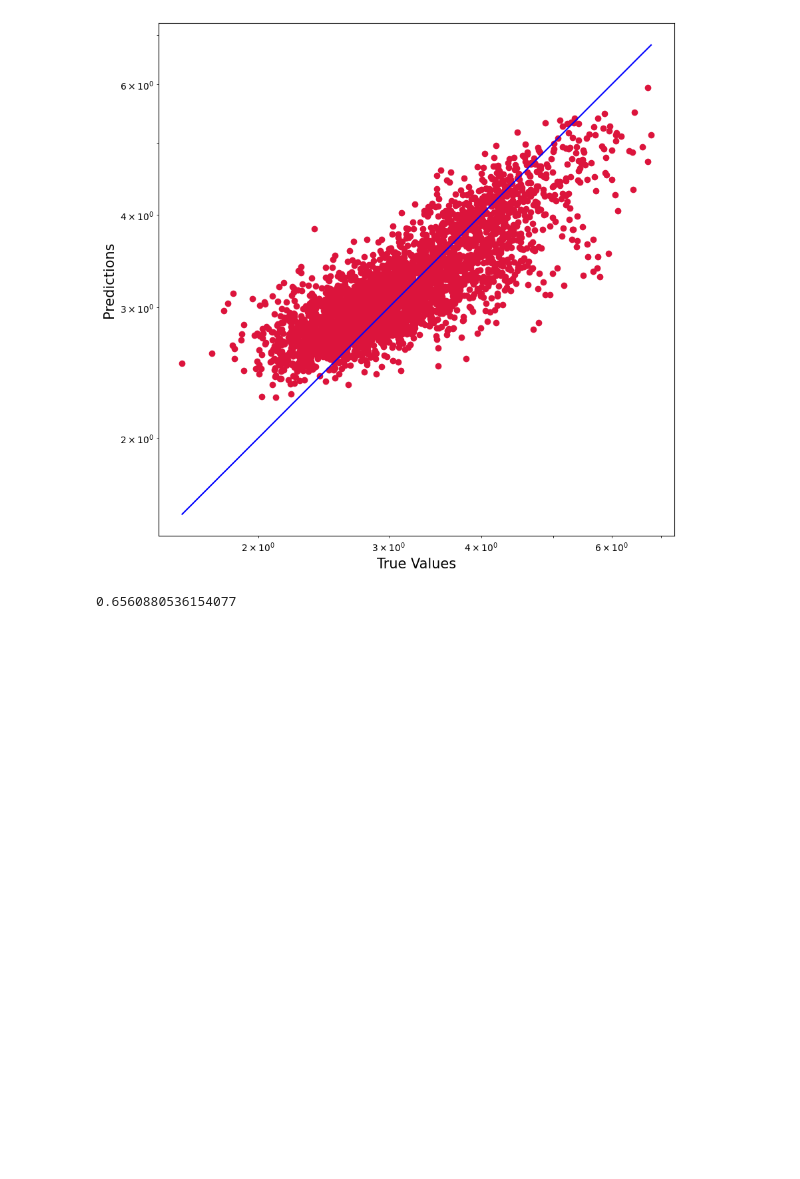
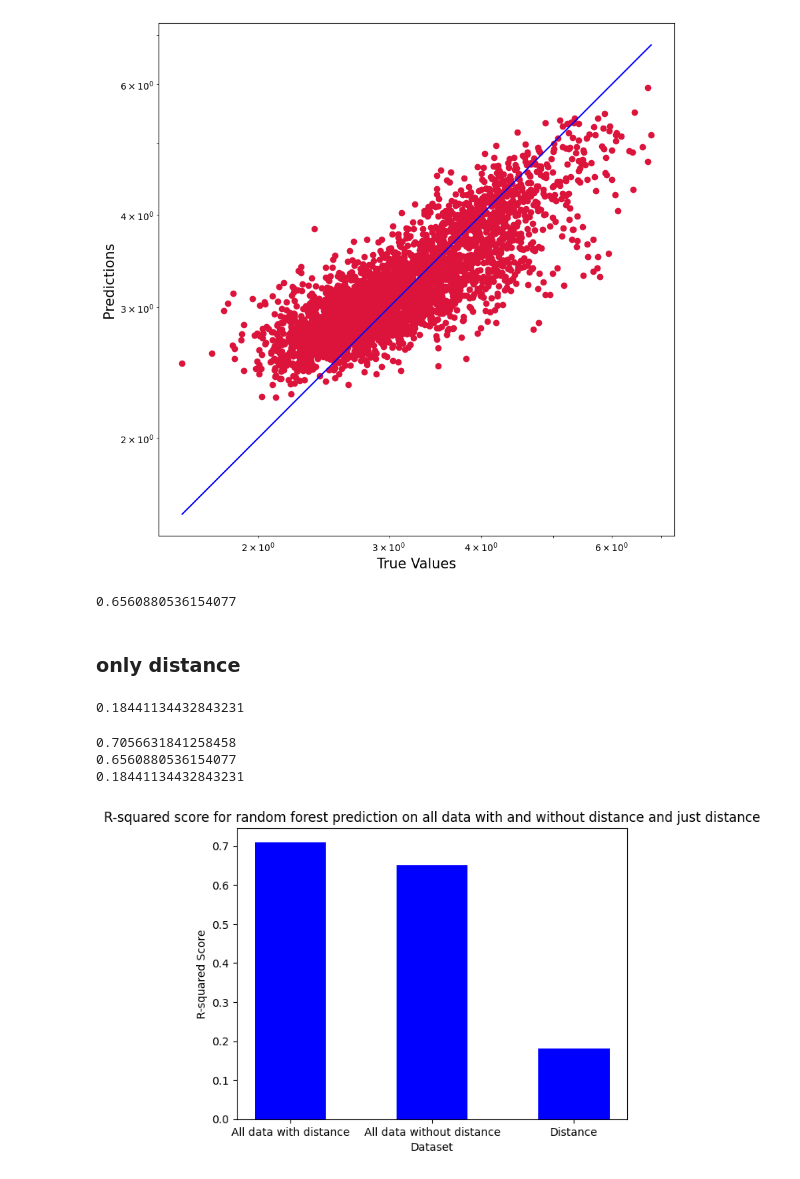
Before and after one commit to MartinKirkegaardDK/Bachelor, a Jupyter notebook: dist_calculations.ipynb, the cells around one changed output. Cells and saved outputs as stored; diff of their text form; code cells hidden in the pictures; blank space fills up the shorter version.

```diff
--- a/dist_calculations.ipynb
+++ b/dist_calculations.ipynb
@@ -241,3 +248,5 @@ rf_with_distance()
 rf_without_distance()
 # %% [output]
 0.6560880536154077
+# %% [markdown]
+### only distance
@@ -243,0 +270,33 @@ rf_without_distance()
+# %%
+prediction = rf.predict(X_test)
+r2 = r2_score(y_test, prediction)
+print(r2)
+# %% [output]
+0.18441134432843231
+# %%
+rf_with_distance = rf_with_distance()
+rf_without_distance = rf_without_distance()
+rf_only_distance = rf_only_distance()
+# %% [output]
+0.7056631841258458
+0.6560880536154077
+0.18441134432843231
+# %%
+
+labels = ['All data with distance', 'All data without distance', 'Distance']
+values = [0.71, 0.65, 0.18]
+barWidth = 0.5
+r1 = np.arange(len(values))
+plt.bar(r1, values, width=barWidth, color='blue')
+
+plt.xticks([r for r in range(len(values))], labels)
+
+# Set plot title and axis labels
+plt.title('R-squared score for random forest prediction on all data with and without distance and just distance')
+plt.xlabel('Dataset')
+plt.ylabel('R-squared Score')
+
+# Show the plot
+plt.show()
+# %% [output]
+[figure, added]
```
Also changed, not shown: parts of 4 cells of this notebook, 4 other files.
